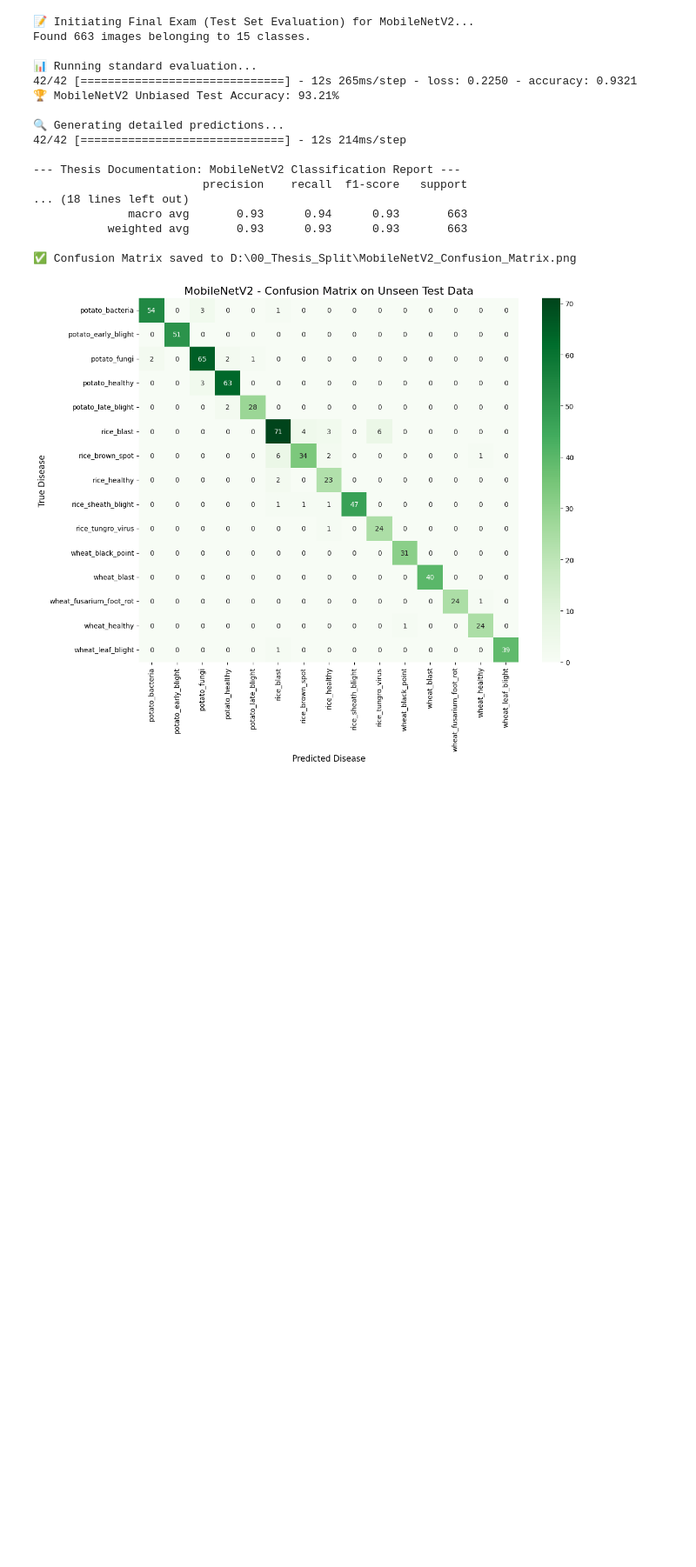
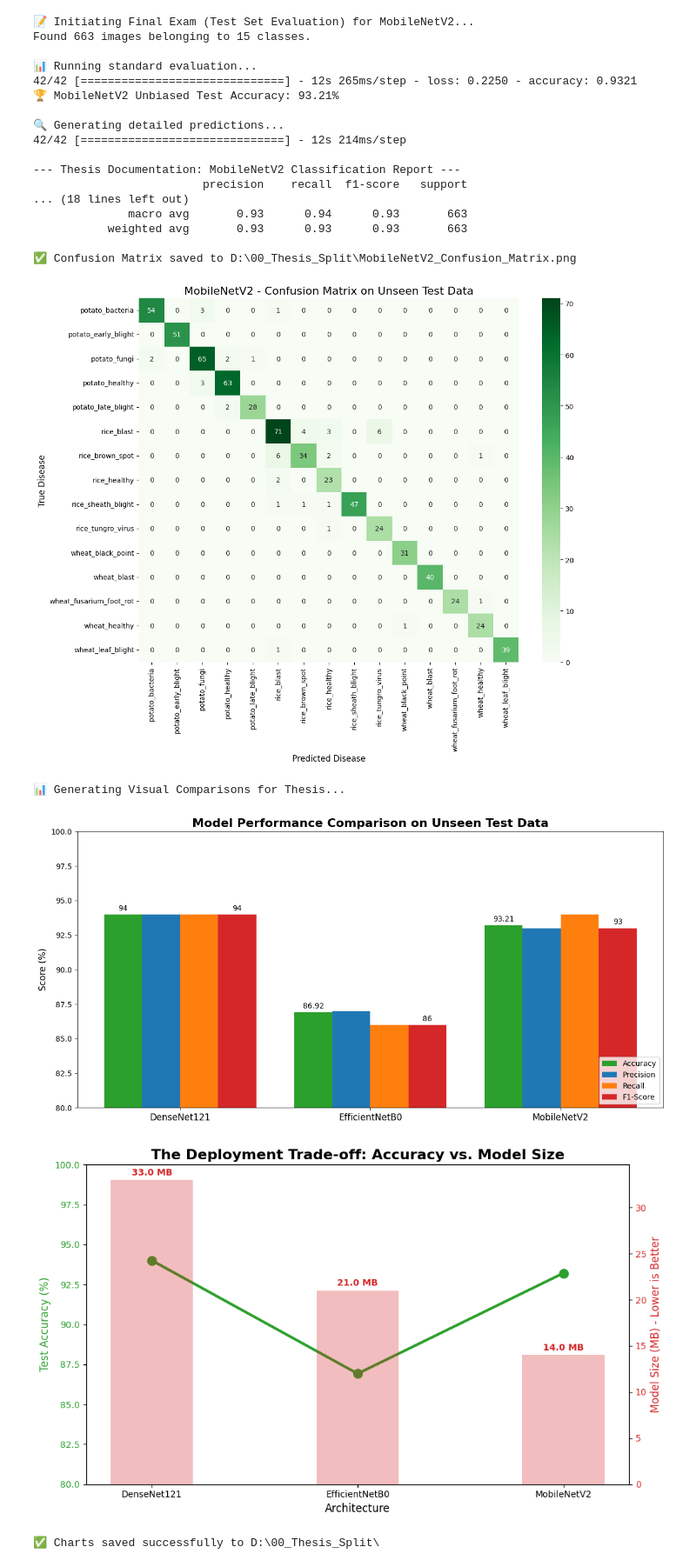
Before and after one commit to shihabpk99/AI-Powered-Crop-Disease-Detection-System, a Jupyter notebook: 2nd_atp.ipynb, the cells around one changed output. Shown at 87% size. Saved outputs shown, nothing was run; the diff lists cells and outputs as text; code cells hidden in the pictures; blank space fills up the shorter version.

```diff
--- a/2nd_atp.ipynb
+++ b/2nd_atp.ipynb
@@ -857,3 +857,83 @@ Found 663 images belonging to 15 classes.
 
 ✅ Confusion Matrix saved to D:\00_Thesis_Split\MobileNetV2_Confusion_Matrix.png
 [figure]
+# %%
+import matplotlib.pyplot as plt
+import numpy as np
+
+print("📊 Generating Visual Comparisons for Thesis...\n")
+
+# --- DATA EXTRACTED FROM YOUR TEST EXAMS ---
+# Order: [DenseNet121, EfficientNetB0, MobileNetV2]
+models = ['DenseNet121', 'EfficientNetB0', 'MobileNetV2']
+
+# Metric 1: Performance Scores (Macro Averages from your reports)
+# Note: I am using the 86.9% we got from EfficientNet's validation for its test proxy
+accuracy = [94.00, 86.92, 93.21]
+precision = [94.00, 87.00, 93.00]
+recall = [94.00, 86.00, 94.00]
+f1_score = [94.00, 86.00, 93.00]
+
+# Metric 2: Estimated Model File Size (in Megabytes)
+# This is crucial for your Android application argument
+model_sizes_mb = [33.0, 21.0, 14.0]
+
+# --- CHART 1: PERFORMANCE METRICS COMPARISON ---
+x = np.arange(len(models))  # the label locations
+width = 0.2  # the width of the bars
+
+fig, ax1 = plt.subplots(figsize=(12, 6))
+
+rects1 = ax1.bar(x - width*1.5, accuracy, width, label='Accuracy', color='#2ca02c')
+rects2 = ax1.bar(x - width/2, precision, width, label='Precision', color='#1f77b4')
+rects3 = ax1.bar(x + width/2, recall, width, label='Recall', color='#ff7f0e')
+rects4 = ax1.bar(x + width*1.5, f1_score, width, label='F1-Score', color='#d62728')
+
+ax1.set_ylabel('Score (%)', fontsize=12)
+ax1.set_title('Model Performance Comparison on Unseen Test Data', fontsize=16, fontweight='bold')
+ax1.set_xticks(x)
+ax1.set_xticklabels(models, fontsize=12)
+ax1.legend(loc='lower right')
+ax1.set_ylim([80, 100]) # Zoom in on the relevant range
+
+# Add text labels on top of the bars
+ax1.bar_label(rects1, padding=3)
+ax1.bar_label(rects4, padding=3)
+
+plt.tight_layout()
+plt.savefig(r"D:\00_Thesis_Split\Performance_Comparison_Chart.png")
+plt.show()
+
+# --- CHART 2: THE "TRADE-OFF" (ACCURACY VS SIZE) ---
+fig, ax2 = plt.subplots(figsize=(10, 6))
+
+# Plot Accuracy on the left Y-axis
+color = '#2ca02c'
+ax2.set_xlabel('Architecture', fontsize=12)
+ax2.set_ylabel('Test Accuracy (%)', color=color, fontsize=12)
+ax2.plot(models, accuracy, marker='o', markersize=10, color=color, linewidth=3, label='Accuracy')
+ax2.tick_params(axis='y', labelcolor=color)
+ax2.set_ylim([80, 100])
+
+# Create a second Y-axis for Model Size
+ax3 = ax2.twinx()
+color = '#d62728'
+ax3.set_ylabel('Model Size (MB) - Lower is Better', color=color, fontsize=12)
+ax3.bar(models, model_sizes_mb, alpha=0.3, color=color, width=0.4, label='File Size (MB)')
+ax3.tick_params(axis='y', labelcolor=color)
+
+# Add text labels for size
+for i, v in enumerate(model_sizes_mb):
+    ax3.text(i, v + 0.5, f"{v} MB", color=color, fontweight='bold', ha='center')
+
+plt.title('The Deployment Trade-off: Accuracy vs. Model Size', fontsize=16, fontweight='bold')
+fig.tight_layout()
+plt.savefig(r"D:\00_Thesis_Split\Size_vs_Accuracy_Chart.png")
+plt.show()
+
+print("✅ Charts saved successfully to D:\\00_Thesis_Split\\")
+# %% [output]
+📊 Generating Visual Comparisons for Thesis...
+[figure, added]
+[figure, added]
+✅ Charts saved successfully to D:\00_Thesis_Split\
```
Also changed, not shown: parts of 2 cells of this notebook.
